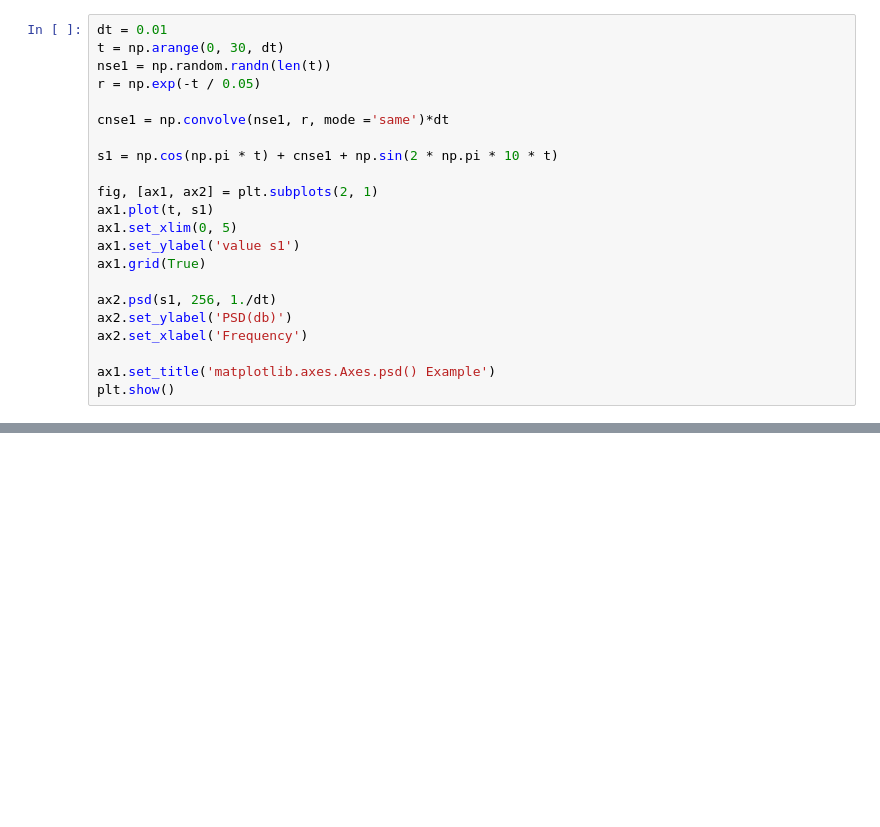
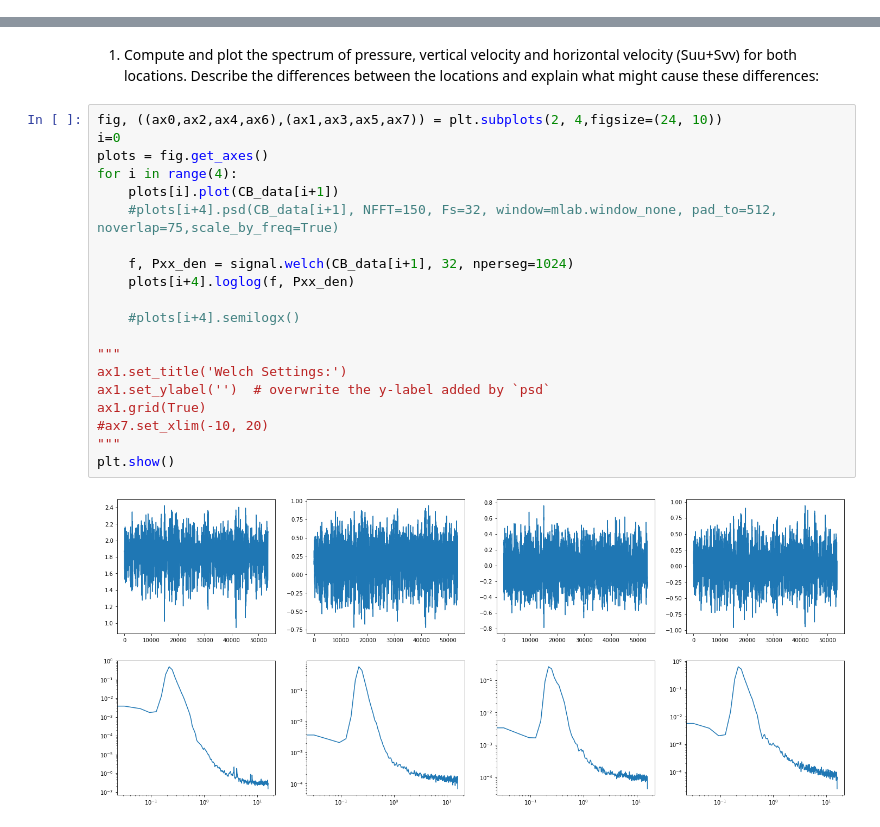
Before and after one commit to Wzesk/waves, a Jupyter notebook: wave_hw/wave _spectrum/wave_spectrum.ipynb, the cells around one changed output, grey strips where cells are left out. Saved outputs shown, nothing was run; the diff lists cells and outputs as text; blank space fills up the shorter version.

Commit message:
cleaned up wave spectrum notebook

```diff
--- a/wave_hw/wave _spectrum/wave_spectrum.ipynb
+++ b/wave_hw/wave _spectrum/wave_spectrum.ipynb
@@ -103,22 +29,0 @@ plt.show()
-# %%
-dt = 0.01
-t = np.arange(0, 30, dt)
-nse1 = np.random.randn(len(t))
-r = np.exp(-t / 0.05)
-
-cnse1 = np.convolve(nse1, r, mode ='same')*dt
-
-s1 = np.cos(np.pi * t) + cnse1 + np.sin(2 * np.pi * 10 * t)
-
-fig, [ax1, ax2] = plt.subplots(2, 1)
-ax1.plot(t, s1)
-ax1.set_xlim(0, 5)
-ax1.set_ylabel('value s1')
-ax1.grid(True)
-
-ax2.psd(s1, 256, 1./dt)
-ax2.set_ylabel('PSD(db)')
-ax2.set_xlabel('Frequency')
-
-ax1.set_title('matplotlib.axes.Axes.psd() Example')
-plt.show()
@@ -255,0 +30,24 @@ plt.show()
+# %% [markdown]
+1.	Compute and plot the spectrum of pressure, vertical velocity and horizontal velocity (Suu+Svv) for both locations.  Describe the differences between the locations and explain what might cause these differences:
+# %%
+fig, ((ax0,ax2,ax4,ax6),(ax1,ax3,ax5,ax7)) = plt.subplots(2, 4,figsize=(24, 10))
+i=0
+plots = fig.get_axes()
+for i in range(4):
+    plots[i].plot(CB_data[i+1])
+    #plots[i+4].psd(CB_data[i+1], NFFT=150, Fs=32, window=mlab.window_none, pad_to=512, noverlap=75,scale_by_freq=True)
+
+    f, Pxx_den = signal.welch(CB_data[i+1], 32, nperseg=1024)
+    plots[i+4].loglog(f, Pxx_den)
+
+    #plots[i+4].semilogx()
+
+"""
+ax1.set_title('Welch Settings:')
+ax1.set_ylabel('')  # overwrite the y-label added by `psd`
+ax1.grid(True)
+#ax7.set_xlim(-10, 20)
+"""
+plt.show()
+# %% [output]
+[figure, added]
```
Also changed, not shown: parts of 12 cells of this notebook, 3 other files.
